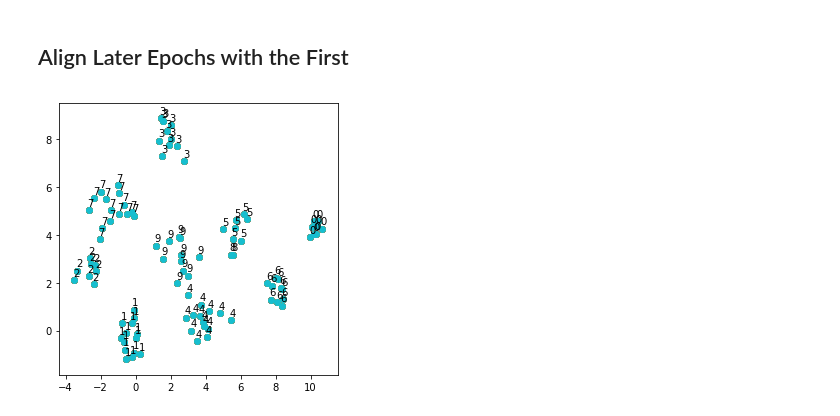
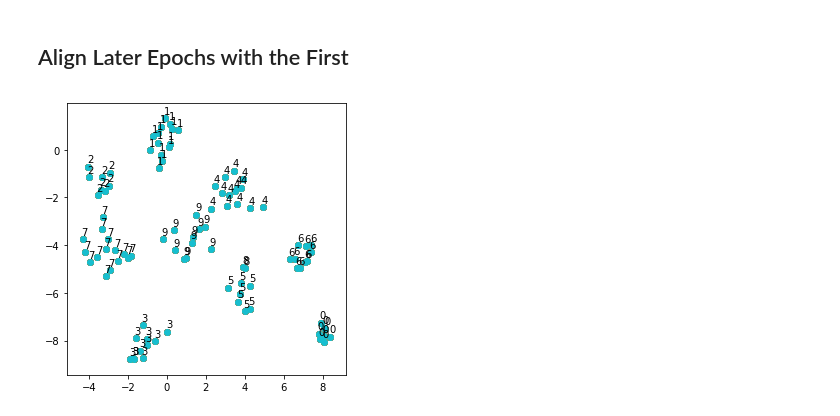
Before and after one commit to CornellDataScience/insights-vizNNs, a Jupyter notebook: MNIST_numbers/Alignment_Vector.ipynb, the cells around one changed output. Drawn from its saved outputs; the diff is of its cells as text; code cells hidden in the pictures.

```diff
--- a/MNIST_numbers/Alignment_Vector.ipynb
+++ b/MNIST_numbers/Alignment_Vector.ipynb
@@ -103,5 +108,0 @@ target_matrix = source_matrix_new #transformed epoch1 to align with epoch0
-# %%
-transform_epoch2 = make_transform(source_matrix, target_matrix)
-plot_with_labels(transform_epoch2, labels, "")
-# %% [output]
-[figure, removed]
@@ -108 +111,6 @@ plot_with_labels(transform_epoch2, labels, "")
+# %%
+source_matrix2 = apply_transform(weights[2], trans)
+plot_with_labels(source_matrix2, labels, "")
+# %% [output]
+[figure, added]
 # %%
```
Also changed, not shown: parts of 15 cells of this notebook, 2 other files.
